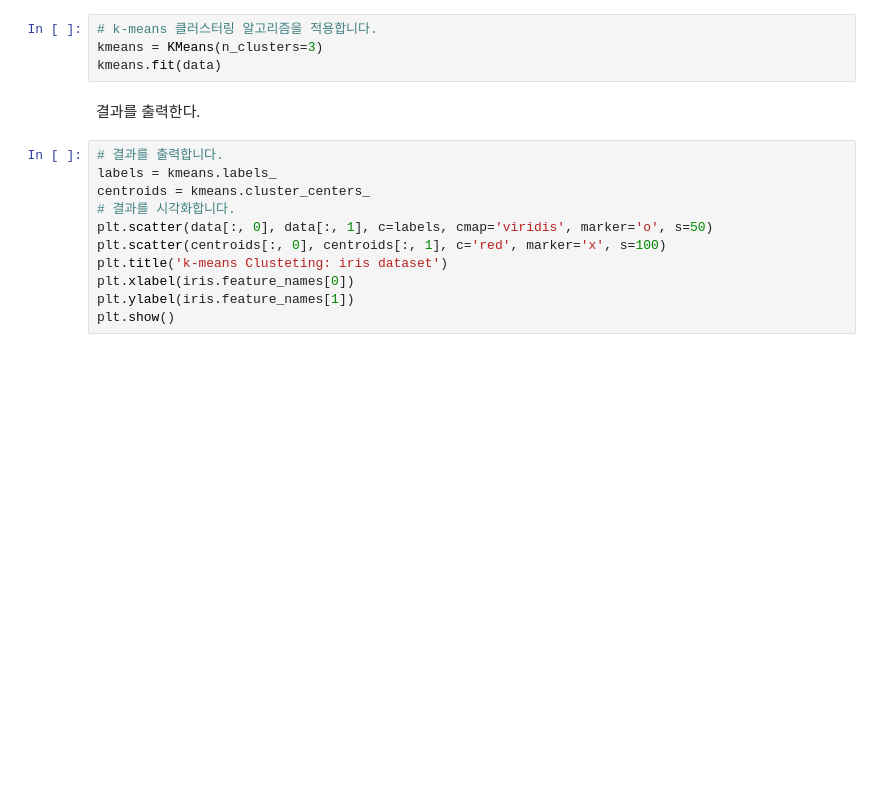
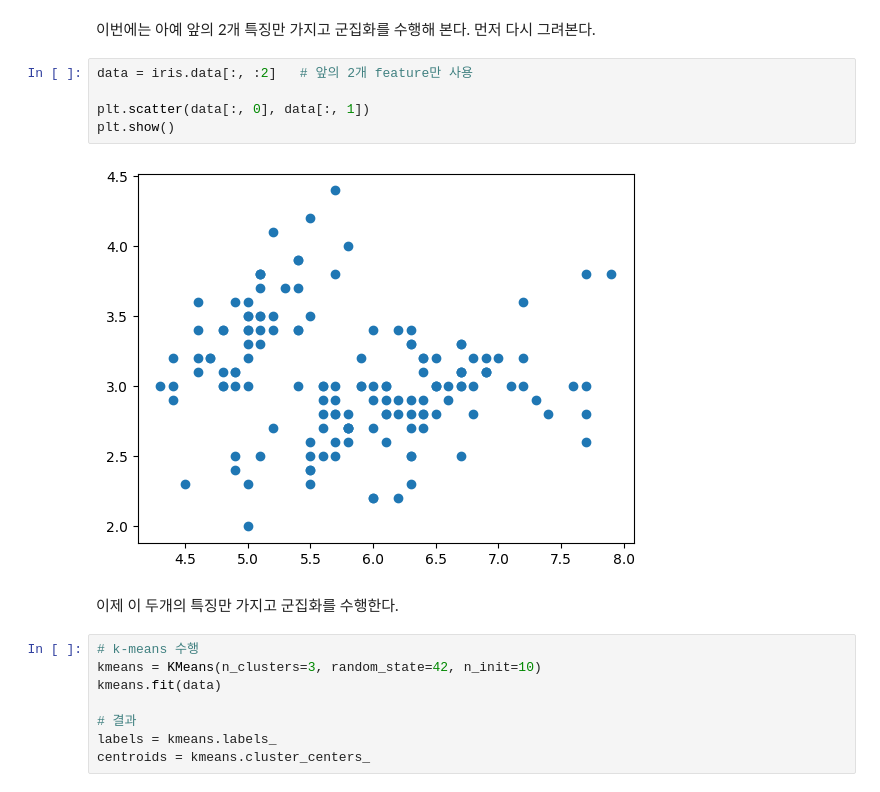
Before and after one commit to cras-lab/ML-examples, a Jupyter notebook: K_means_Clustering.ipynb, the cells around one changed output. Drawn from its saved outputs; the diff is of its cells as text; blank space fills up the shorter version.

```diff
--- a/K_means_Clustering.ipynb
+++ b/K_means_Clustering.ipynb
@@ -19,17 +96,19 @@ k-means 알고리즘을 적용해 본다.
+# %% [markdown]
+이번에는 아예 앞의 2개 특징만 가지고 군집화를 수행해 본다. 먼저 다시 그려본다.
+# %%
+data = iris.data[:, :2]   # 앞의 2개 feature만 사용
+
+plt.scatter(data[:, 0], data[:, 1])
+plt.show()
+# %% [output]
+[figure, added]
+# %% [markdown]
+이제 이 두개의 특징만 가지고 군집화를 수행한다.
 # %%
-# k-means 클러스터링 알고리즘을 적용합니다.
-kmeans = KMeans(n_clusters=3)
+# k-means 수행
+kmeans = KMeans(n_clusters=3, random_state=42, n_init=10)
 kmeans.fit(data)
+
+# 결과
+labels = kmeans.labels_
+centroids = kmeans.cluster_centers_
-# %% [markdown]
-결과를 출력한다.
-# %%
-# 결과를 출력합니다.
-labels = kmeans.labels_
-centroids = kmeans.cluster_centers_
-# 결과를 시각화합니다.
-plt.scatter(data[:, 0], data[:, 1], c=labels, cmap='viridis', marker='o', s=50)
-plt.scatter(centroids[:, 0], centroids[:, 1], c='red', marker='x', s=100)
-plt.title('k-means Clusteting: iris dataset')
-plt.xlabel(iris.feature_names[0])
-plt.ylabel(iris.feature_names[1])
-plt.show()
```
Also changed, not shown: parts of 14 cells of this notebook.
